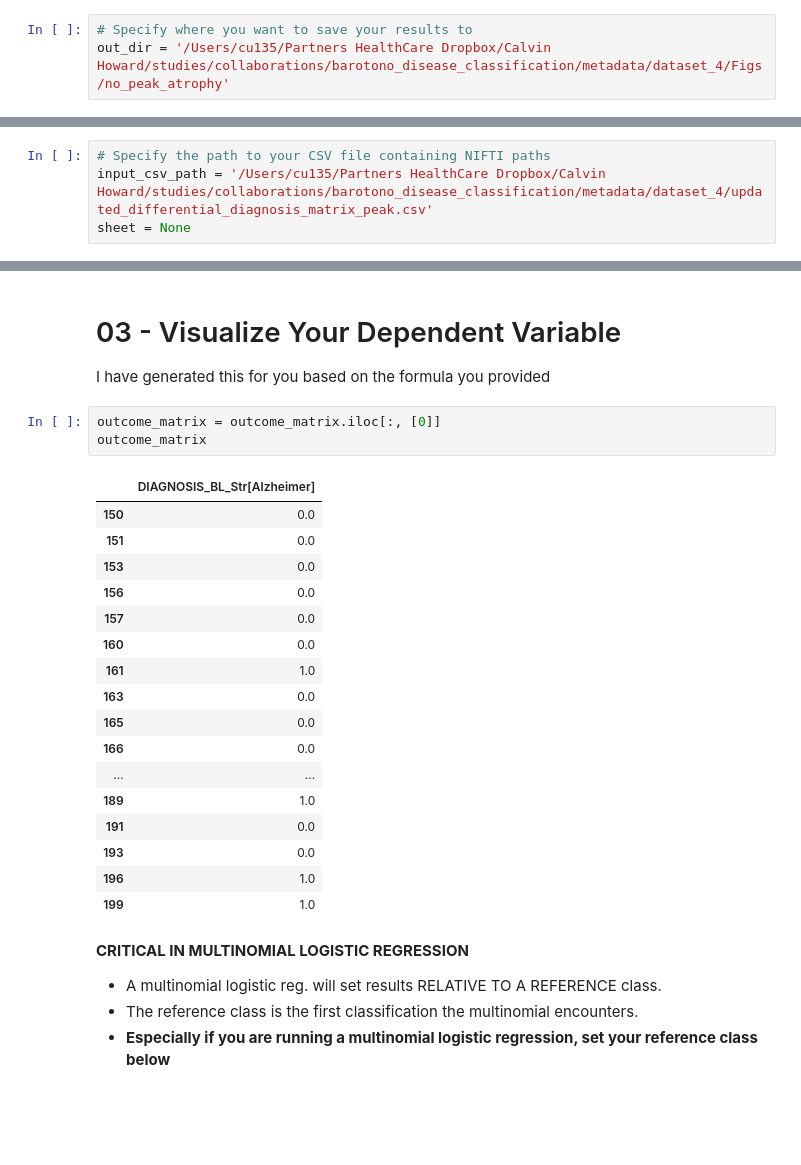
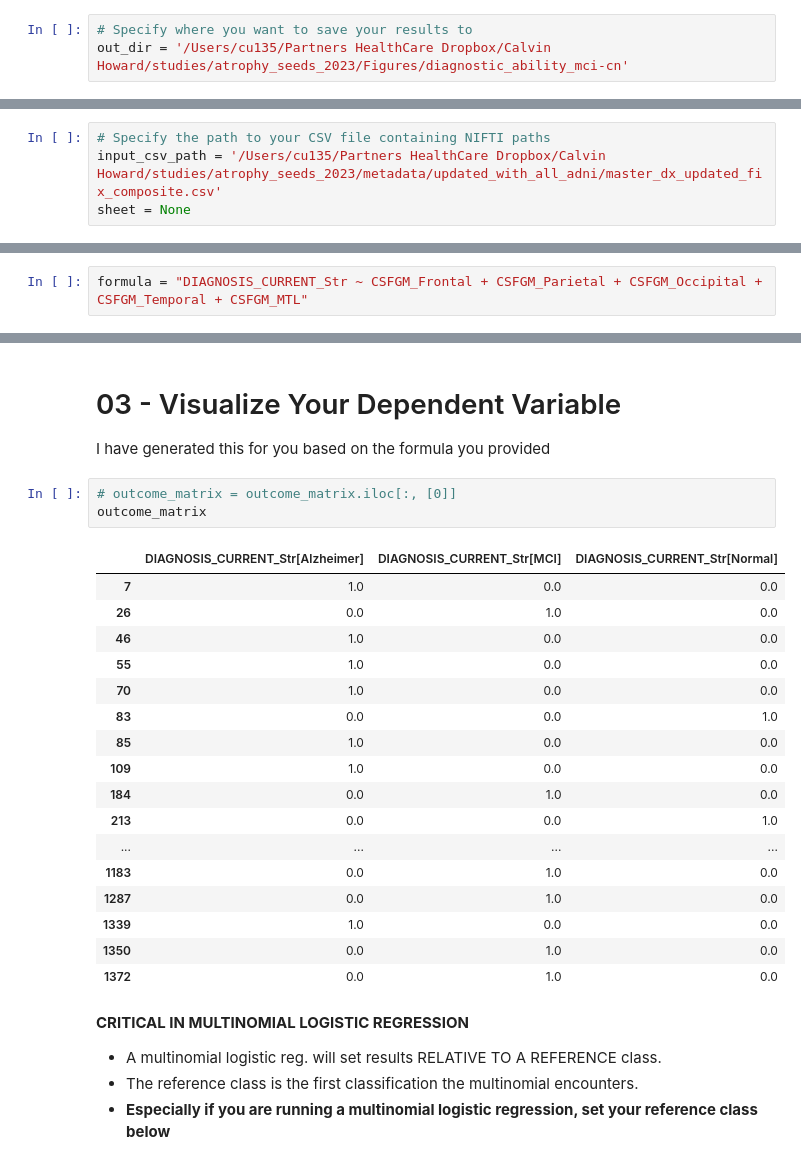
Before and after one commit to Calvinwhow/calvin_utils_project, a Jupyter notebook: notebooks/statistical_notebooks/regression_notebooks/logistic_regression_notebook.ipynb, the cells around one changed output, grey strips where cells are left out. Saved outputs shown, nothing was run; the diff lists cells and outputs as text; blank space fills up the shorter version.

```diff
--- a/notebooks/statistical_notebooks/regression_notebooks/logistic_regression_notebook.ipynb
+++ b/notebooks/statistical_notebooks/regression_notebooks/logistic_regression_notebook.ipynb
@@ -29,12 +29,12 @@ Notes:
 Prep Output Directory
 # %%
 # Specify where you want to save your results to
-out_dir = '/Users/cu135/Partners HealthCare Dropbox/Calvin Howard/studies/collaborations/barotono_disease_classification/metadata/dataset_4/Figs/no_peak_atrophy'
+out_dir = '/Users/cu135/Partners HealthCare Dropbox/Calvin Howard/studies/atrophy_seeds_2023/Figures/diagnostic_ability_mci-cn'
 # %% [markdown]
 Import Data
 # %%
 # Specify the path to your CSV file containing NIFTI paths
-input_csv_path = '/Users/cu135/Partners HealthCare Dropbox/Calvin Howard/studies/collaborations/barotono_disease_classification/metadata/dataset_4/updated_differential_diagnosis_matrix_peak.csv'
+input_csv_path = '/Users/cu135/Partners HealthCare Dropbox/Calvin Howard/studies/atrophy_seeds_2023/metadata/updated_with_all_adni/master_dx_updated_fix_composite.csv'
 sheet = None
 # %%
 from calvin_utils.permutation_analysis_utils.statsmodels_palm import CalvinStatsmodelsPalm
@@ -180,3 +191,5 @@ formula = "DIAGNOSIS_BL_Str ~ CTh_Frontal + CTh_Parietal + CTh_Occipital + CTh_T
+# %%
+formula = "DIAGNOSIS_CURRENT_Str ~ CSFGM_Frontal + CSFGM_Parietal + CSFGM_Occipital + CSFGM_Temporal + CSFGM_MTL"
 # %% [markdown]
 # 02 - Visualize Your Design Matrix
 
@@ -229,26 +242,26 @@ calculate_vif(design_matrix)
 
 I have generated this for you based on the formula you provided
 # %%
-outcome_matrix = outcome_matrix.iloc[:, [0]]
+# outcome_matrix = outcome_matrix.iloc[:, [0]]
 outcome_matrix
 # %% [output]
-|  | DIAGNOSIS_BL_Str[Alzheimer] |
-| 150 | 0.0 |
-| 151 | 0.0 |
-| 153 | 0.0 |
-| 156 | 0.0 |
-| 157 | 0.0 |
-| 160 | 0.0 |
-| 161 | 1.0 |
-| 163 | 0.0 |
-| 165 | 0.0 |
-| 166 | 0.0 |
-| ... | ... |
-| 189 | 1.0 |
-| 191 | 0.0 |
-| 193 | 0.0 |
-| 196 | 1.0 |
-| 199 | 1.0 |
+|  | DIAGNOSIS_CURRENT_Str[Alzheimer] | DIAGNOSIS_CURRENT_Str[MCI] | DIAGNOSIS_CURRENT_Str[Normal] |
+| 7 | 1.0 | 0.0 | 0.0 |
+| 26 | 0.0 | 1.0 | 0.0 |
+| 46 | 1.0 | 0.0 | 0.0 |
+| 55 | 1.0 | 0.0 | 0.0 |
+| 70 | 1.0 | 0.0 | 0.0 |
+| 83 | 0.0 | 0.0 | 1.0 |
+| 85 | 1.0 | 0.0 | 0.0 |
+| 109 | 1.0 | 0.0 | 0.0 |
+| 184 | 0.0 | 1.0 | 0.0 |
+| 213 | 0.0 | 0.0 | 1.0 |
+| ... | ... | ... | ... |
+| 1183 | 0.0 | 1.0 | 0.0 |
+| 1287 | 0.0 | 1.0 | 0.0 |
+| 1339 | 1.0 | 0.0 | 0.0 |
+| 1350 | 0.0 | 1.0 | 0.0 |
+| 1372 | 0.0 | 1.0 | 0.0 |
 # %% [markdown]
 **CRITICAL IN MULTINOMIAL LOGISTIC REGRESSION**
 - A multinomial logistic reg. will set results RELATIVE TO A REFERENCE class.
```
Also changed, not shown: parts of 19 cells of this notebook, 19 other files.
